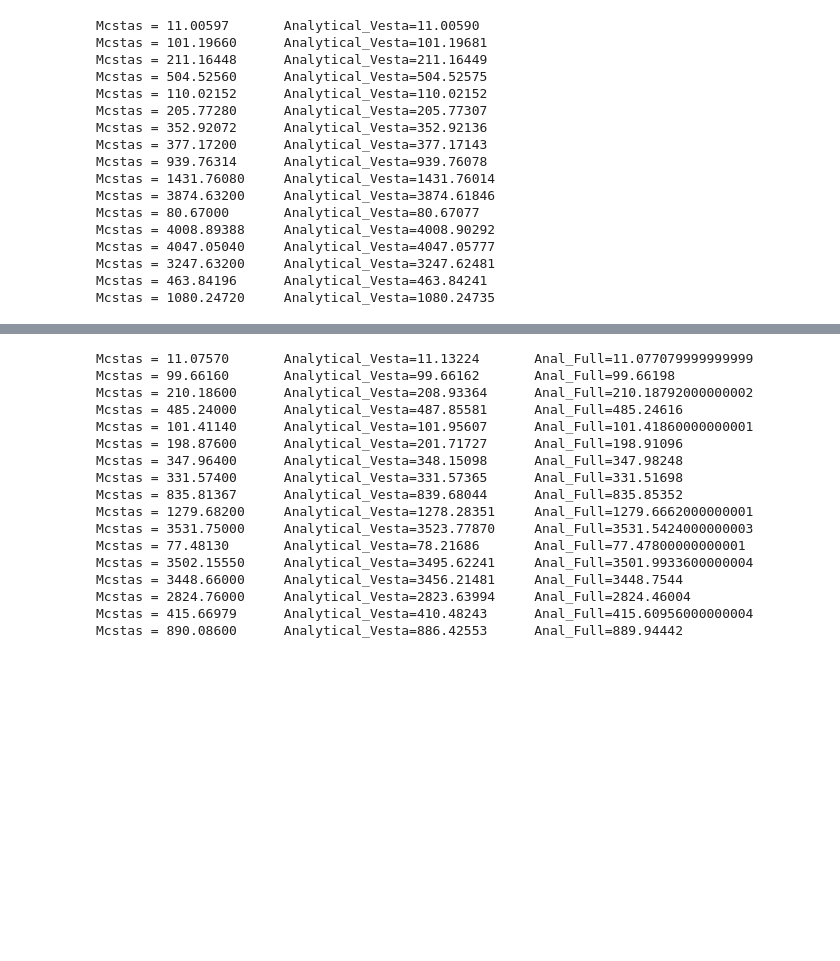
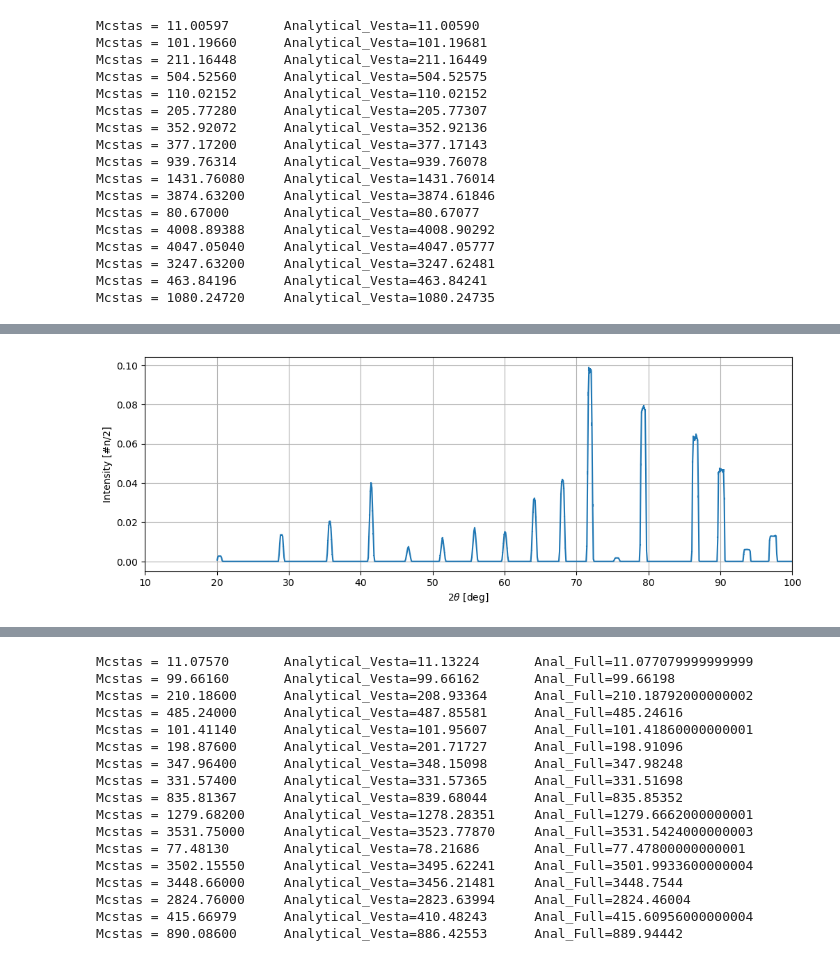
Before and after one commit to Lomholy/McStas_sample_component, a Jupyter notebook: Powder/Analytical.ipynb, the cells around one changed output, grey strips where cells are left out. Drawn from its saved outputs; the diff is of its cells as text; code cells hidden in the pictures; blank space fills up the shorter version.

```diff
--- a/Powder/Analytical.ipynb
+++ b/Powder/Analytical.ipynb
@@ -143,6 +143,13 @@ Mcstas=[0.01610048 0.07550354 0.10714202 0.19555947 0.03471844 0.05511394
 Analytical=[0.01618533 0.0756359  0.10701039 0.19513776 0.03466509 0.05505345
  0.08252934 0.07875957 0.1781679  0.24976526 0.62885419 0.0122967
  0.57864688 0.53504435 0.41482761 0.05757873 0.13105806]
+# %%
+fig, ax = plt.subplots(figsize=(12,4), ncols=1)
+ax.errorbar(data.xaxis, data.Intensity, yerr=data.Error)
+ax.set(ylabel=f'Intensity [#n/2]', xlabel=r'$2\theta$ [deg]', xlim=(10,100))
+ax.grid(True)
+# %% [output]
+[figure, added]
 # %%
 
 fig, ax = plt.subplots(figsize=(12,4), ncols=1)
```
Also changed, not shown: parts of 3 cells of this notebook, 1 other file.
